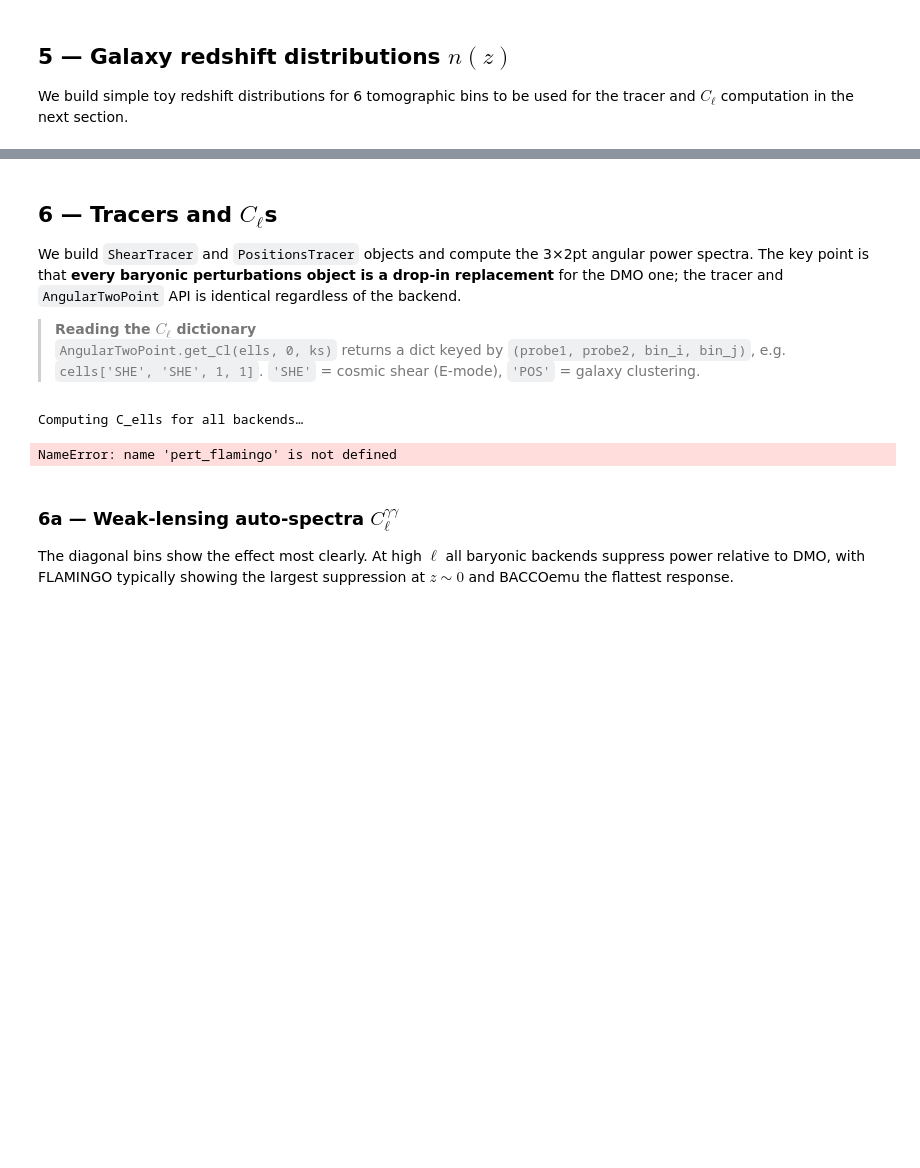
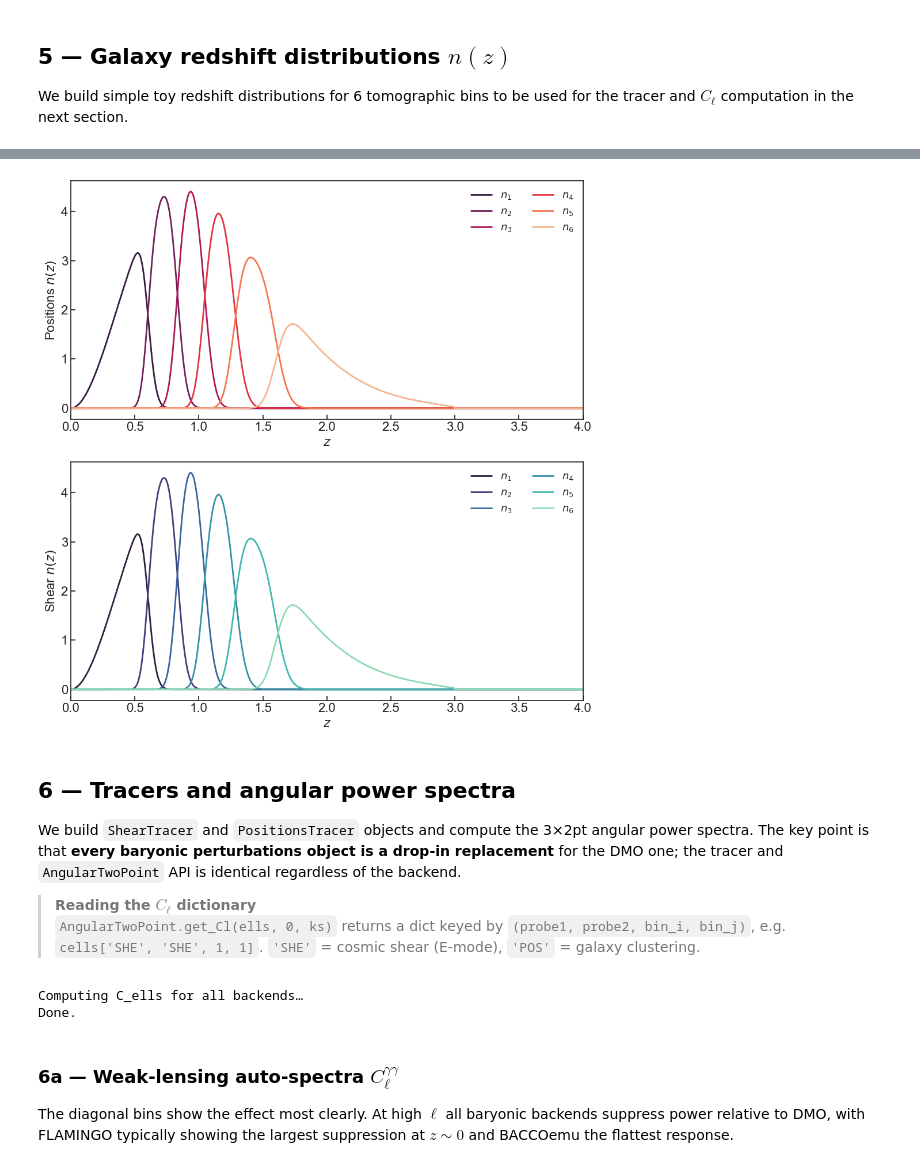
Before and after one commit to cloe-org/playground, a Jupyter notebook: tutorials/cosmology/baryon_boost.ipynb, the cells around one changed output, grey strips where cells are left out. Saved outputs shown, nothing was run; the diff lists cells and outputs as text; code cells hidden in the pictures; blank space fills up the shorter version.

```diff
--- a/tutorials/cosmology/baryon_boost.ipynb
+++ b/tutorials/cosmology/baryon_boost.ipynb
@@ -285,5 +319,59 @@ plt.show()
+# %%
+# Function to normalize dndz
+def normalize_dndz(nz_example, z_nz):
+    normalized = {}
+    for key in nz_example:
+        normalized[key] = nz_example[key] / integrate.trapezoid(nz_example[key], z_nz)
+    return normalized
+
+# Normalize both dndz_pos and dndz_she
+dndz_pos_norm = normalize_dndz(nz_example, z_nz)
+dndz_she_norm = normalize_dndz(nz_example, z_nz)
+
+# Function to resample the normalized dndz
+def resample_dndz(nz_example, z_nz, myz):
+    my_dndz = np.vstack(list(nz_example.values()))
+    my_dndz_norm = np.zeros([len(nz_example), len(myz)])
+    for i in range(len(nz_example)):
+        my_dndz_norm[i, :] = np.interp(myz, z_nz, my_dndz[i, :])
+    return my_dndz_norm
+
+# Resampling the normalized dndz with 100 values
+my_dndz_pos_norm = resample_dndz(dndz_pos_norm, z_nz, zs)
+my_dndz_she_norm = resample_dndz(dndz_she_norm, z_nz, zs)
+
+# Plotting dndz
+fig, axs = plt.subplots(2, 1, figsize=(10, 10))
+
+# Customize tick parameters for both axes
+for ax in axs.flatten():
+    ax.tick_params(axis='both', which='both', direction='in')
+
+# Plot positions n(z)
+for i, (key, color) in enumerate(zip(dndz_pos_norm.keys(), sns.color_palette("rocket", len(dndz_pos_norm)))):
+    axs[0].plot(z_nz, dndz_pos_norm[key], label=f'$n_{{{i+1}}}$', linewidth=2, color=color)
+
+# Plot shear n(z)
+for j, (key, color) in enumerate(zip(dndz_she_norm.keys(), sns.color_palette("mako", len(dndz_she_norm)))):
+    axs[1].plot(z_nz, dndz_she_norm[key], label=f'$n_{{{j+1}}}$', linewidth=2, color=color)
+
+# Set labels and legends
+axs[0].set_xlabel(r'$z$')
+axs[0].set_ylabel(r'Positions $n(z)$')
+axs[0].set_xlim(0, 4)
+axs[0].legend(frameon=False, ncol=2)
+
+axs[1].set_xlabel(r'$z$')
+axs[1].set_ylabel(r'Shear $n(z)$')
+axs[1].set_xlim(0, 4)
+axs[1].legend(frameon=False, ncol=2)
+
+plt.tight_layout()
+plt.show()
+# %% [output]
+[figure, added]
 # %% [markdown]
-## 6 — Tracers and $C_\ell$s
+## 6 — Tracers and angular power spectra
 
 We build `ShearTracer` and `PositionsTracer` objects and compute the 3×2pt
 angular power spectra.  The key point is that **every baryonic perturbations
@@ -314,14 +404,14 @@ def build_cells(perturbations):
     """Return the 3x2pt Cell dict for a given perturbations object."""
     tracer_pos = PositionsTracer(
         perturbations=perturbations,
-        dndz=dndz,
+        dndz=my_dndz_pos_norm,
         z=zs,
         galaxy_bias_model="poly",
         nuisance_params=nuisance_pos,
     )
     tracer_she = ShearTracer(
         perturbations=perturbations,
-        dndz=dndz,
+        dndz=my_dndz_she_norm,
         z=zs,
         nuisance_params=nuisance_she,
     )
@@ -343,7 +433,7 @@ cells_hmcode   = build_cells(pert_hmcode)
 print("Done.")
 # %% [output]
 Computing C_ells for all backends…
+Done.
-NameError: name 'pert_flamingo' is not defined
 # %% [markdown]
 ### 6a — Weak-lensing auto-spectra $C_\ell^{\gamma\gamma}$
 
```
Also changed, not shown: parts of 21 cells of this notebook.
